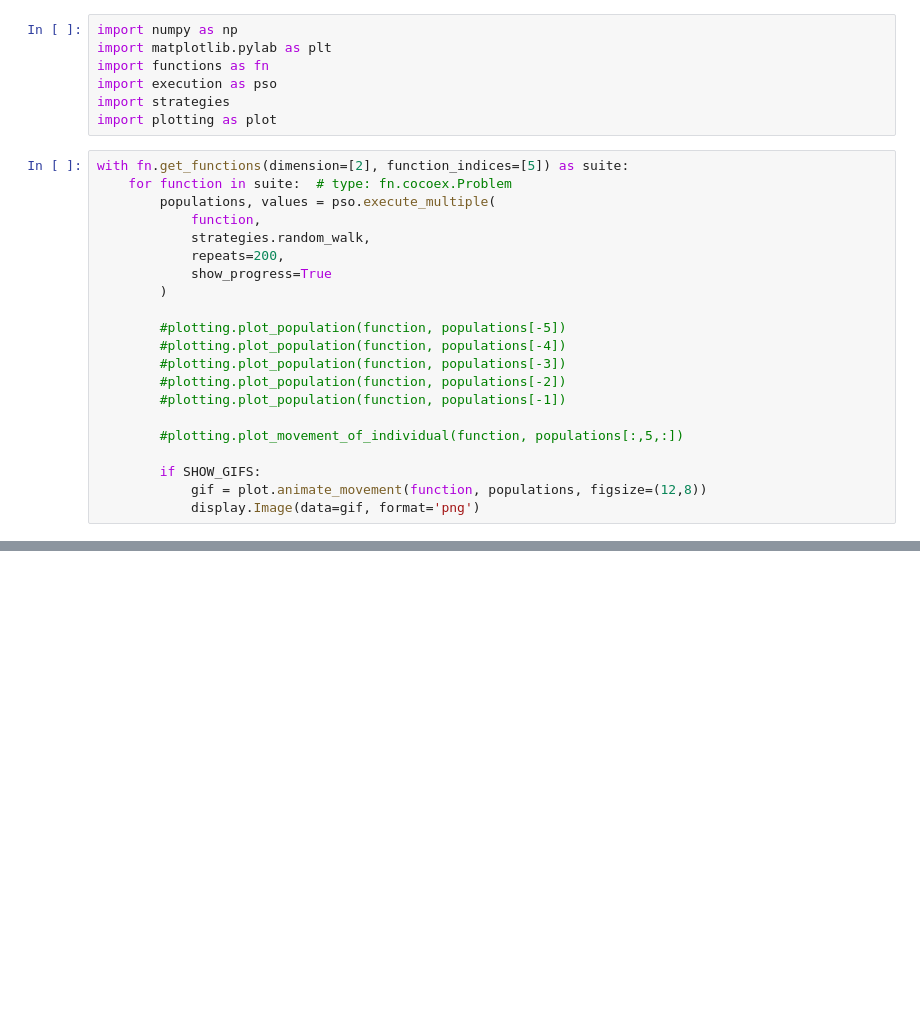
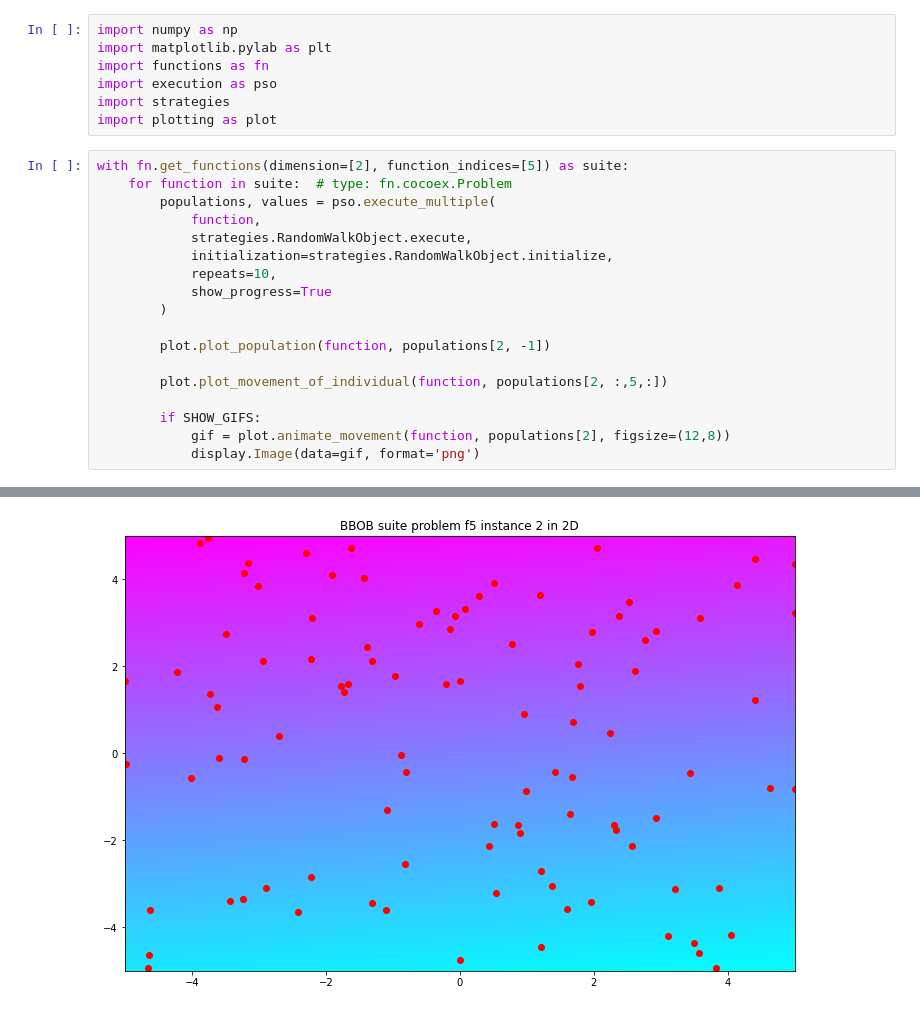
Before and after one commit to PatrikValkovic/ParticleSwarmOptimization, a Jupyter notebook: main.ipynb, the cells around one changed output, grey strips where cells are left out. Saved outputs shown, nothing was run; the diff lists cells and outputs as text; blank space fills up the shorter version.

```diff
--- a/main.ipynb
+++ b/main.ipynb
@@ -16,20 +16,17 @@ with fn.get_functions(dimension=[2], function_indices=[5]) as suite:
     for function in suite:  # type: fn.cocoex.Problem
         populations, values = pso.execute_multiple(
             function,
-            strategies.random_walk,
-            repeats=200,
+            strategies.RandomWalkObject.execute,
+            initialization=strategies.RandomWalkObject.initialize,
+            repeats=10,
             show_progress=True
         )
 
-        #plotting.plot_population(function, populations[-5])
-        #plotting.plot_population(function, populations[-4])
-        #plotting.plot_population(function, populations[-3])
-        #plotting.plot_population(function, populations[-2])
-        #plotting.plot_population(function, populations[-1])
+        plot.plot_population(function, populations[2, -1])
 
-        #plotting.plot_movement_of_individual(function, populations[:,5,:])
+        plot.plot_movement_of_individual(function, populations[2, :,5,:])
 
         if SHOW_GIFS:
-            gif = plot.animate_movement(function, populations, figsize=(12,8))
+            gif = plot.animate_movement(function, populations[2], figsize=(12,8))
             display.Image(data=gif, format='png')
 # %% [output]
@@ -36,0 +34 @@ with fn.get_functions(dimension=[2], function_indices=[5]) as suite:
+[figure, added]
```
Also changed, not shown: parts of 2 cells of this notebook, 2 other files.
